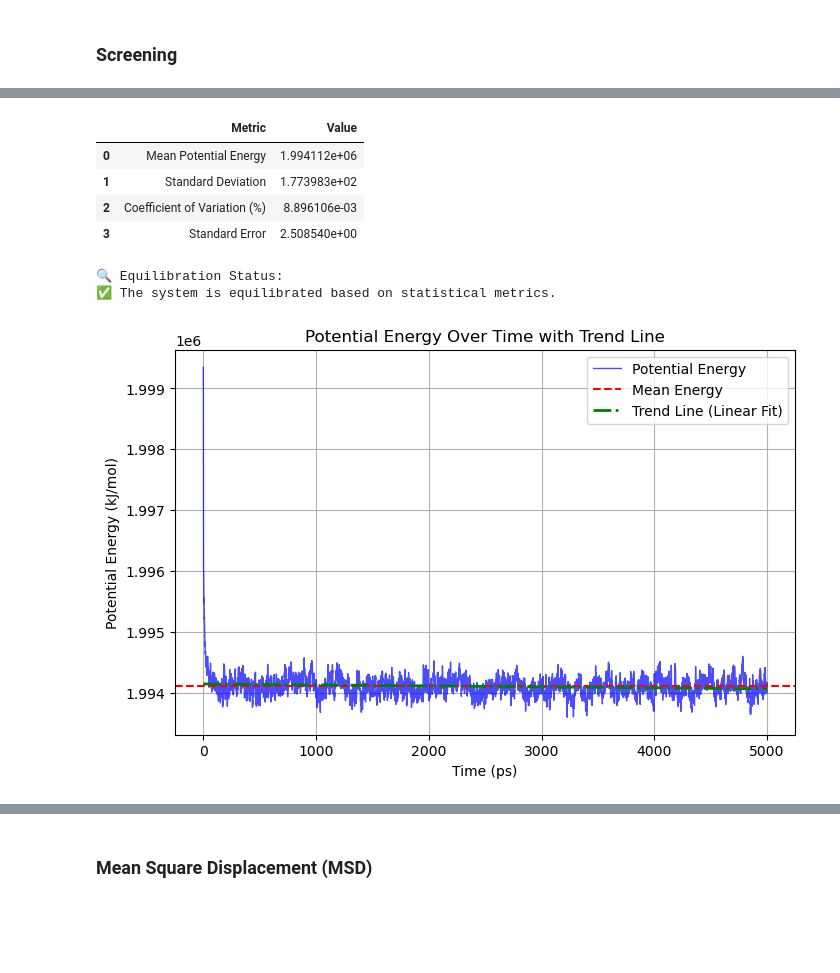
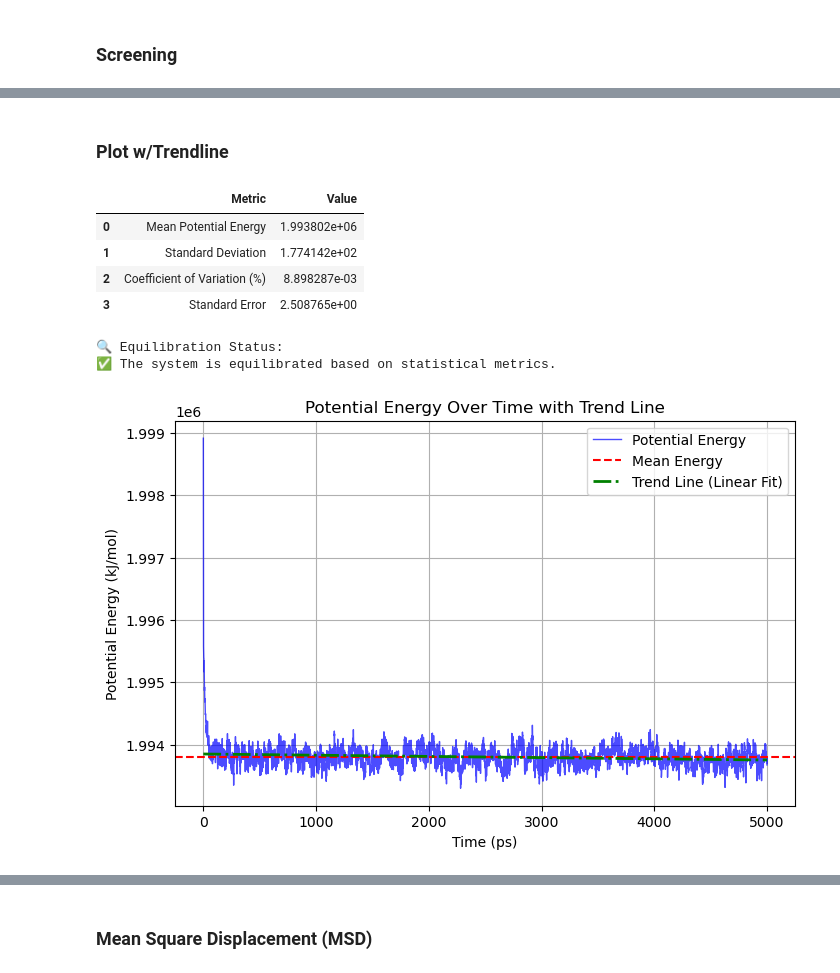
Before and after one commit to newsitt/gromacs_ns, a Jupyter notebook: eq_analysis/data_analyze.ipynb, the cells around one changed output, grey strips where cells are left out. Drawn from its saved outputs; the diff is of its cells as text; code cells hidden in the pictures; blank space fills up the shorter version.

```diff
--- a/eq_analysis/data_analyze.ipynb
+++ b/eq_analysis/data_analyze.ipynb
@@ -1,5 +1,13 @@
 # %% [markdown]
 # PLOT THE DATA
+# %%
+file_path = "/mnt/newsitt/md/dlic_20ns/nvt-ep.xvg"
+ep = "/mnt/newsitt/md/dlic_20ns/nvt-ep.xvg"
+temp = "/mnt/newsitt/md/dlic_20ns/nvt-t.xvg"
+mindist = "/mnt/newsitt/md/dlic_20ns/mindist-surfactant.xvg"
+
+msd_path = "/mnt/newsitt/md/dlic_20ns/msd-system.xvg"
+# msd_path = "/mnt/newsitt/md/dlic_20ns/msd-surfactant.xvg"
 # %% [markdown]
 ### Screening
 # %%
@@ -59,3 +67,5 @@ plot_xvg_data(file_path)
+# %% [markdown]
+### Plot w/Trendline
 # %%
 import numpy as np
 import pandas as pd
@@ -63,12 +73,12 @@ import matplotlib.pyplot as plt
 from scipy.stats import linregress
 
 # Define file path (Update if needed)
-#file_path = "/home/newsitt/Desktop/dtac_20ns/prd-t.xvg"
-file_path = "nvt-ep.xvg"
+# file_path = "/home/newsitt/Desktop/dtac_20ns/prd-t.xvg"
+# file_path = "nvt-ep.xvg"
 
 # Load data while ignoring metadata lines (comments starting with "@" or "#")
 try:
-    data = np.loadtxt(file_path, comments=["@", "#"])
+    data = np.loadtxt(ep, comments=["@", "#"])
 except Exception as e:
     print(f"Error reading file: {e}")
     data = None
@@ -113,35 +123,35 @@ if data is not None:
     # Convert to DataFrame for display
     df_summary = pd.DataFrame(summary_potential_energy)
 
     # Display the summary table
     from IPython.display import display
     display(df_summary)
 
     # Print equilibration status
     print("\n🔍 Equilibration Status:")
     print(equilibration_message)
 
     # Perform linear regression for trend line
     slope, intercept, _, _, _ = linregress(time, potential_energy)
     trend_line = slope * time + intercept
 
     # Plot potential energy over time with trend line
     plt.figure(figsize=(8, 5))
     plt.plot(time, potential_energy, label="Potential Energy", color="b", linewidth=1, alpha=0.7)
     plt.axhline(mean_potential_energy, color="r", linestyle="--", label="Mean Energy")
     plt.plot(time, trend_line, color="g", linestyle="-.", linewidth=2, label="Trend Line (Linear Fit)")
     plt.xlabel("Time (ps)")
     plt.ylabel("Potential Energy (kJ/mol)")
     plt.title("Potential Energy Over Time with Trend Line")
     plt.legend()
     plt.grid()
     plt.show()
 # %% [output]
 |  | Metric | Value |
-| 0 | Mean Potential Energy | 1.994112e+06 |
-| 1 | Standard Deviation | 1.773983e+02 |
-| 2 | Coefficient of Variation (%) | 8.896106e-03 |
-| 3 | Standard Error | 2.508540e+00 |
+| 0 | Mean Potential Energy | 1.993802e+06 |
+| 1 | Standard Deviation | 1.774142e+02 |
+| 2 | Coefficient of Variation (%) | 8.898287e-03 |
+| 3 | Standard Error | 2.508765e+00 |
 🔍 Equilibration Status:
 ✅ The system is equilibrated based on statistical metrics.
-[figure, old version]
+[figure, new version]
```
Also changed, not shown: parts of 7 cells of this notebook, 3 other files.
